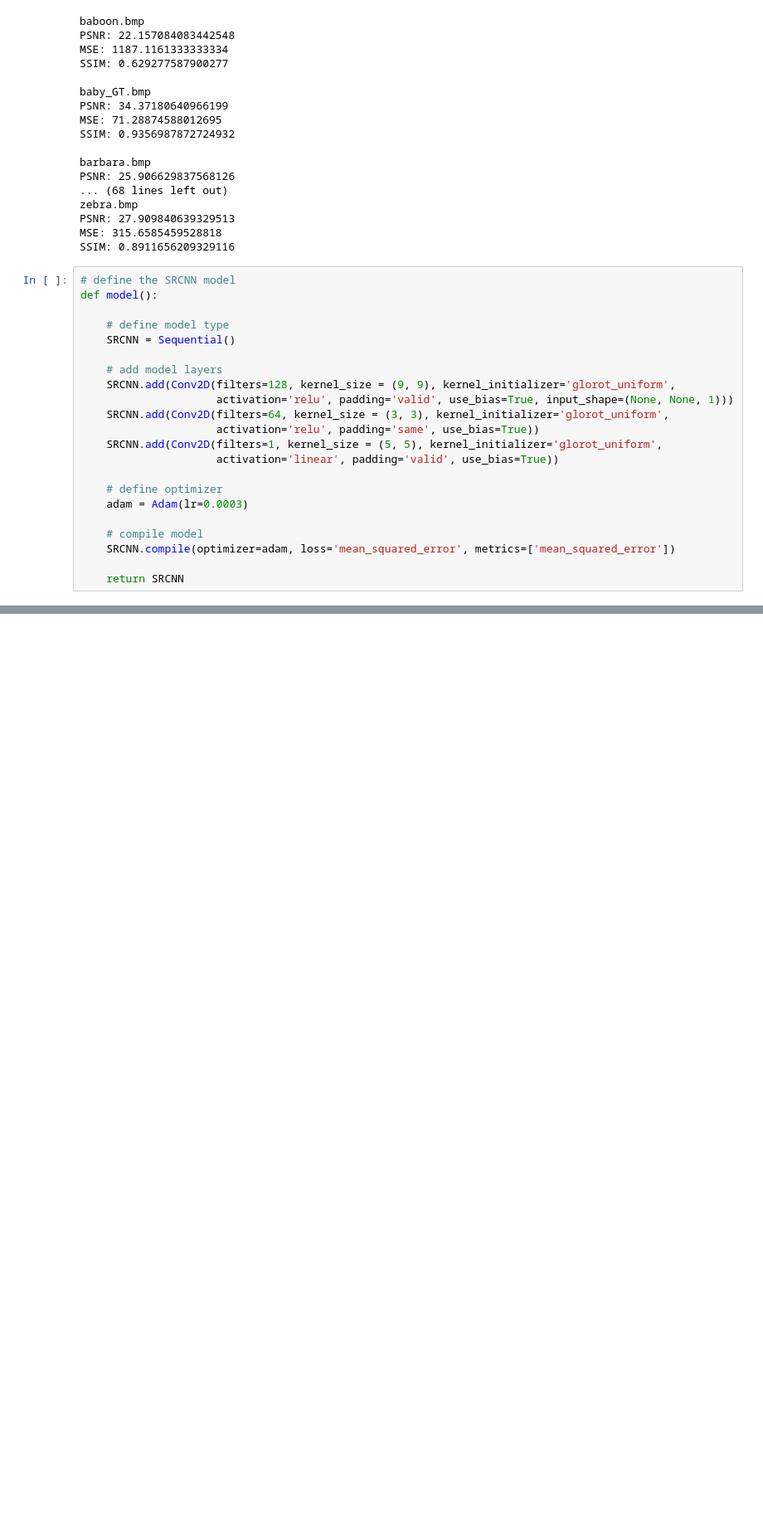
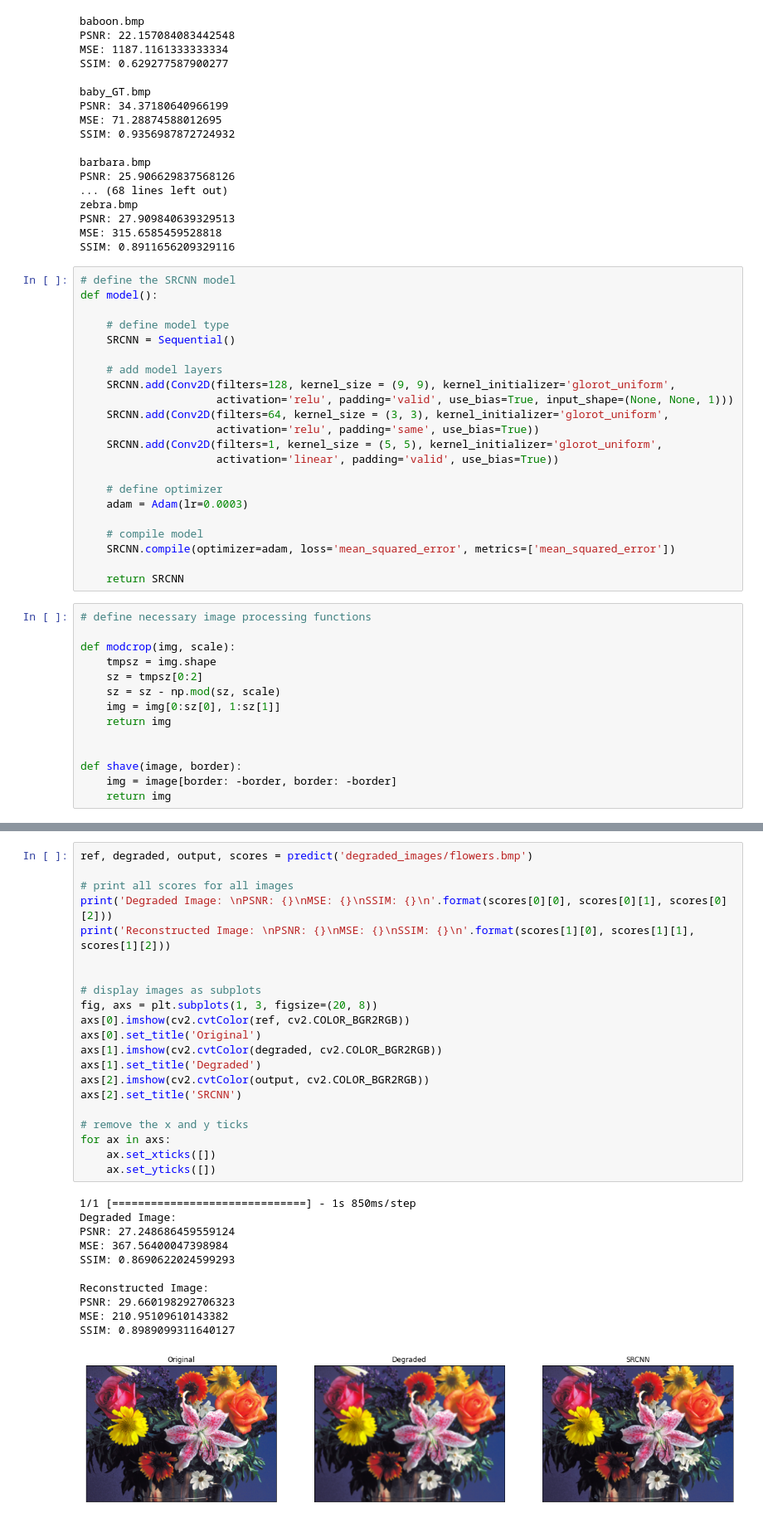
Before and after one commit to thm1d/image_resolution_manipulation_using_SRCNN, a Jupyter notebook: code.ipynb, the cells around one changed output, grey strips where cells are left out. Shown at 83% size. Drawn from its saved outputs; the diff is of its cells as text; blank space fills up the shorter version.

Commit message:
making predictions

```diff
--- a/code.ipynb
+++ b/code.ipynb
@@ -146,3 +146,17 @@ def model():
     SRCNN.compile(optimizer=adam, loss='mean_squared_error', metrics=['mean_squared_error'])
 
     return SRCNN
+# %%
+# define necessary image processing functions
+
+def modcrop(img, scale):
+    tmpsz = img.shape
+    sz = tmpsz[0:2]
+    sz = sz - np.mod(sz, scale)
+    img = img[0:sz[0], 1:sz[1]]
+    return img
+
+
+def shave(image, border):
+    img = image[border: -border, border: -border]
+    return img
@@ -148,0 +211,33 @@ def model():
+# %%
+ref, degraded, output, scores = predict('degraded_images/flowers.bmp')
+
+# print all scores for all images
+print('Degraded Image: \nPSNR: {}\nMSE: {}\nSSIM: {}\n'.format(scores[0][0], scores[0][1], scores[0][2]))
+print('Reconstructed Image: \nPSNR: {}\nMSE: {}\nSSIM: {}\n'.format(scores[1][0], scores[1][1], scores[1][2]))
+
+
+# display images as subplots
+fig, axs = plt.subplots(1, 3, figsize=(20, 8))
+axs[0].imshow(cv2.cvtColor(ref, cv2.COLOR_BGR2RGB))
+axs[0].set_title('Original')
+axs[1].imshow(cv2.cvtColor(degraded, cv2.COLOR_BGR2RGB))
+axs[1].set_title('Degraded')
+axs[2].imshow(cv2.cvtColor(output, cv2.COLOR_BGR2RGB))
+axs[2].set_title('SRCNN')
+
+# remove the x and y ticks
+for ax in axs:
+    ax.set_xticks([])
+    ax.set_yticks([])
+# %% [output]
+1/1 [==============================] - 1s 850ms/step
+Degraded Image:
+PSNR: 27.248686459559124
+MSE: 367.56400047398984
+SSIM: 0.8690622024599293
+
+Reconstructed Image:
+PSNR: 29.660198292706323
+MSE: 210.95109610143382
+SSIM: 0.8989099311640127
+[figure, added]
```
Also changed, not shown: parts of 2 cells of this notebook, 17 other files.
